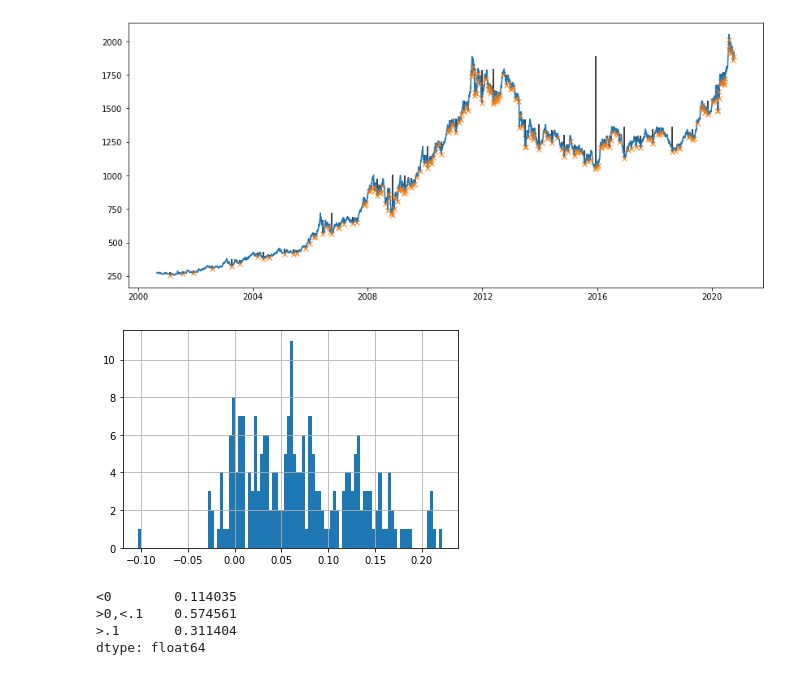
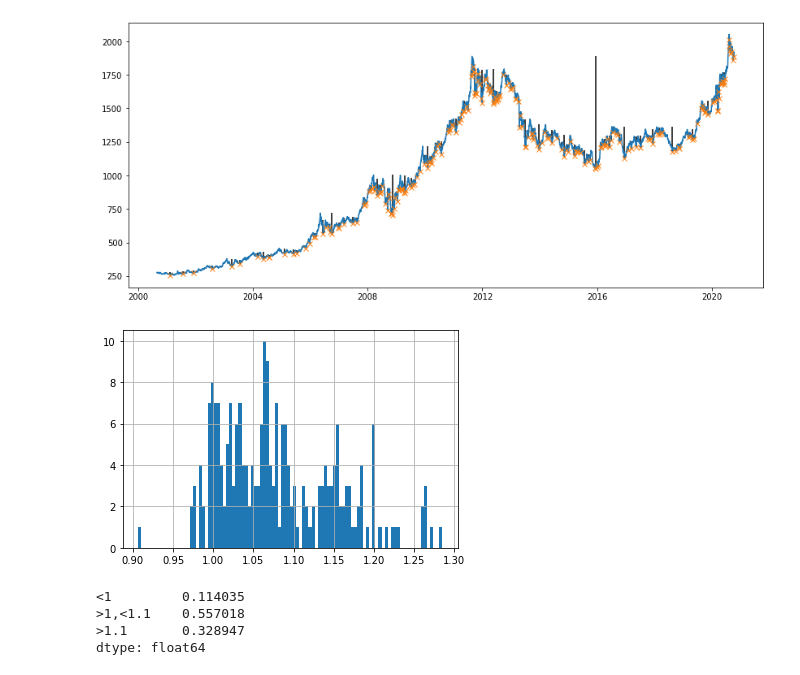
Before and after one commit to dllllb/btrade, a Jupyter notebook: trends.ipynb, the cells around one changed output. Saved outputs shown, nothing was run; the diff lists cells and outputs as text; code cells hidden in the pictures.

```diff
--- a/trends.ipynb
+++ b/trends.ipynb
@@ -121,18 +121,18 @@ plt.vlines(x=ts[peaks].index, ymin=ts[peaks], ymax=ts[peaks] + prominences, colo
 # %% [output]
 [figure]
 # %%
-gains = ((ts - ts.shift(1).rolling(90, min_periods=0).min())/ts)[peaks]
+gains = (ts/ts.shift(1).rolling(90, min_periods=0).min())[peaks]
 gains.hist(bins=100);
 # %% [output]
-[figure, old version]
+[figure, new version]
 # %%
 r = {}
-r['<0'] = (gains < 0).sum()/len(gains)
-r['>0,<.1'] = (gains < .1).sum()/len(gains)-r['<0']
-r['>.1'] = (gains > .1).sum()/len(gains)
+r['<1'] = (gains < 1).sum()/len(gains)
+r['>1,<1.1'] = (gains < 1.1).sum()/len(gains)-r['<1']
+r['>1.1'] = (gains > 1.1).sum()/len(gains)
 pd.Series(r)
 # %% [output]
-<0        0.114035
->0,<.1    0.574561
->.1       0.311404
+<1         0.114035
+>1,<1.1    0.557018
+>1.1       0.328947
 dtype: float64
```
Also changed, not shown: parts of 6 cells of this notebook, 2 other files.
